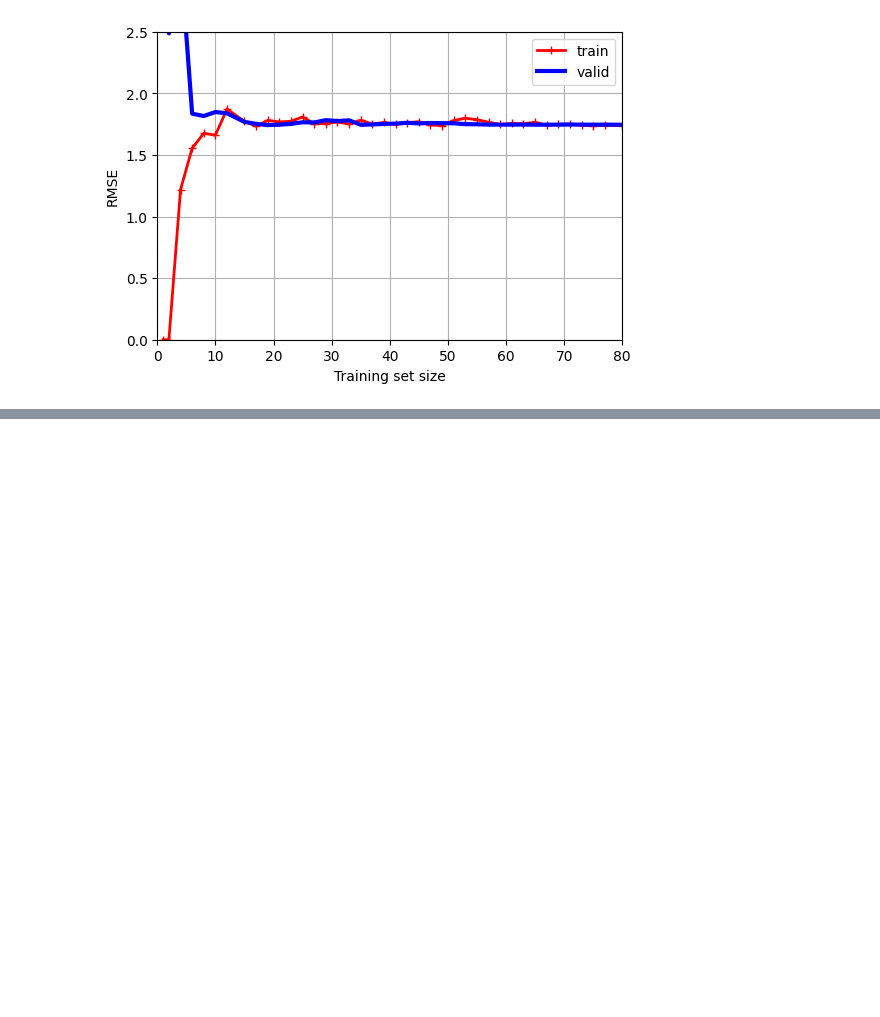
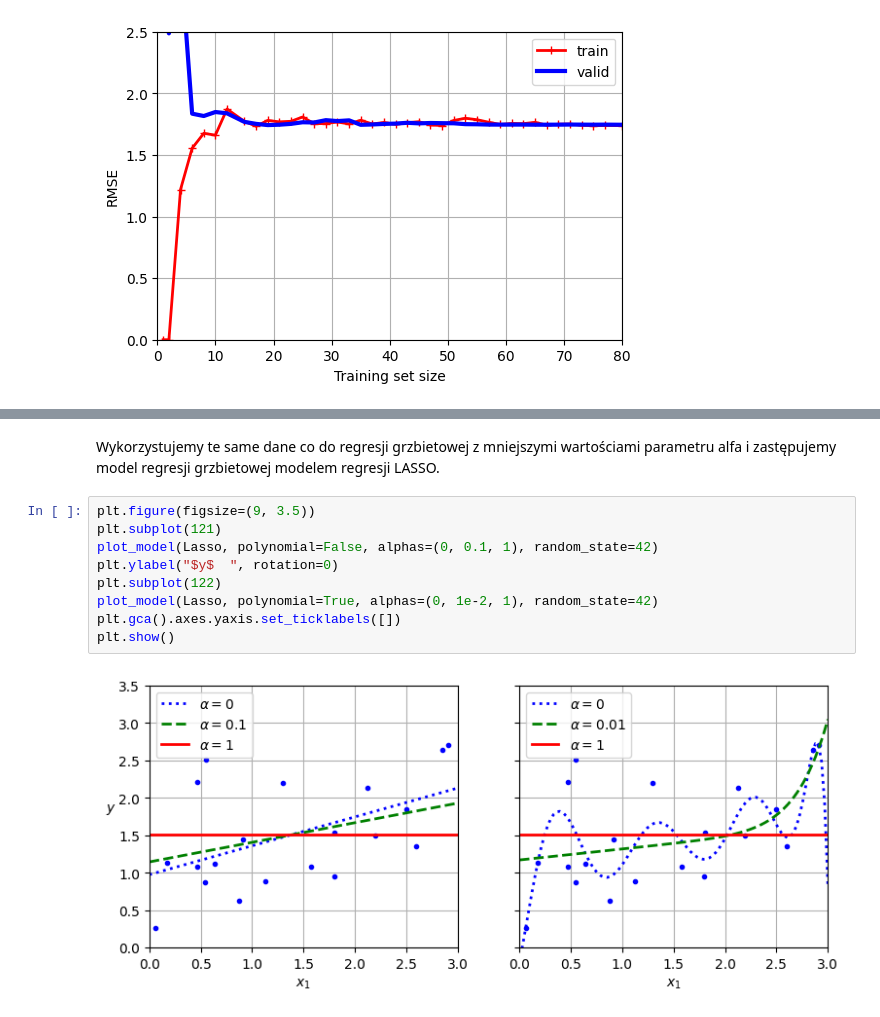
Before and after one commit to JerzyMarczewski/machine-learnig, a Jupyter notebook: Rozdzial4.ipynb, the cells around one changed output, grey strips where cells are left out. Drawn from its saved outputs; the diff is of its cells as text; blank space fills up the shorter version.

```diff
--- a/Rozdzial4.ipynb
+++ b/Rozdzial4.ipynb
@@ -235,0 +323,13 @@ plt.show()
+# %% [markdown]
+Wykorzystujemy te same dane co do regresji grzbietowej z mniejszymi wartościami parametru alfa i zastępujemy model regresji grzbietowej modelem regresji LASSO.
+# %%
+plt.figure(figsize=(9, 3.5))
+plt.subplot(121)
+plot_model(Lasso, polynomial=False, alphas=(0, 0.1, 1), random_state=42)
+plt.ylabel("$y$  ", rotation=0)
+plt.subplot(122)
+plot_model(Lasso, polynomial=True, alphas=(0, 1e-2, 1), random_state=42)
+plt.gca().axes.yaxis.set_ticklabels([])
+plt.show()
+# %% [output]
+[figure, added]
```
Also changed, not shown: parts of 11 cells of this notebook.
